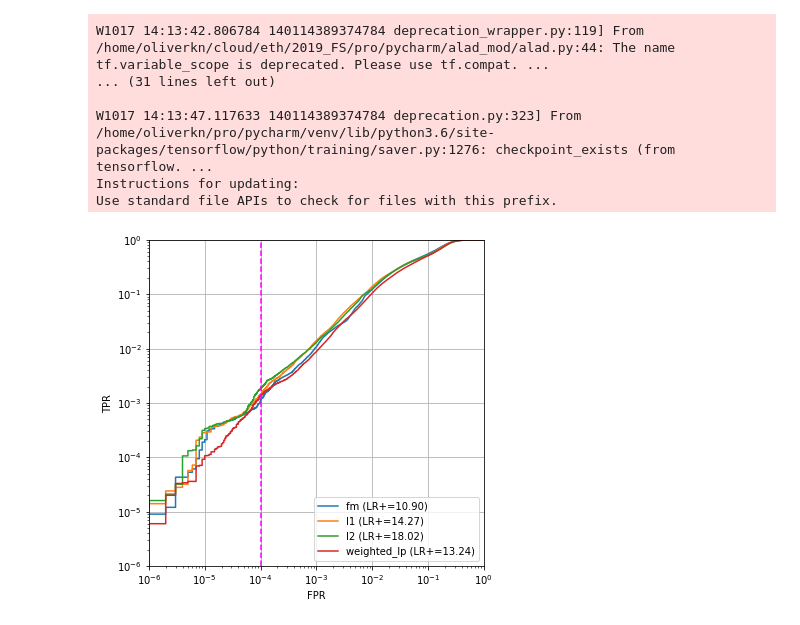
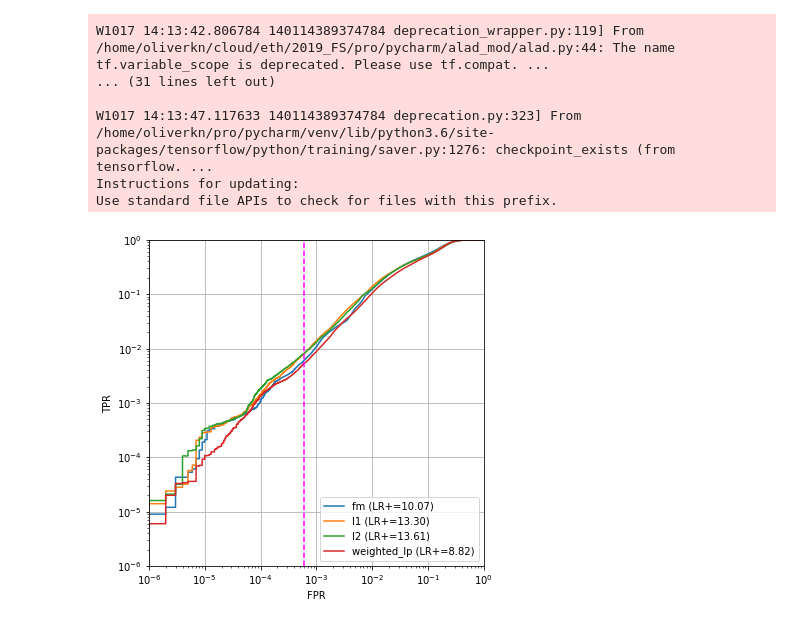
Before and after one commit to oliverkn/alad-for-lhc, a Jupyter notebook: evaluation/roc_plot.ipynb, the cells around one changed output. Saved outputs shown, nothing was run; the diff lists cells and outputs as text; code cells hidden in the pictures.

```diff
--- a/evaluation/roc_plot.ipynb
+++ b/evaluation/roc_plot.ipynb
@@ -57,33 +57,33 @@ file_ttbar = '/home/oliverkn/pro/9588/data.hdf5'
 x_mc = h5py.File(file_mc, "r")['data']
 x_ttbar = h5py.File(file_ttbar, "r")['data']
 # %%
-target_fpr = 100e-6
+target_fpr = 600e-6
 n_max = int(1e6)
 
 x_mc_transformed = preprocessor.transform(x_mc[:n_max])
 x_ttbar_transformed = preprocessor.transform(x_ttbar[:n_max])
 
 mc_scores = ad.compute_all_scores(x_mc_transformed)
 ttbar_scores = ad.compute_all_scores(x_ttbar_transformed)
 
 y = np.concatenate([np.zeros_like(mc_scores[0]), np.ones_like(ttbar_scores[0])])
 score_names = ['fm', 'l1', 'l2', 'weighted_lp']
 fig, ax = plt.subplots(1, figsize=(6,6))
 
 for j, name in enumerate(score_names):
     score = np.concatenate([mc_scores[j], ttbar_scores[j]])
     fpr, tpr, _ = roc_curve(y, score, pos_label=1)
     idx = np.argmax(fpr > target_fpr)
     lr_plus = tpr[idx] / fpr[idx]
     ax.loglog(fpr, tpr, label=name + ' (LR+=%.2f)' % lr_plus)
 
 ax.axvline(target_fpr, ls='--', color='magenta')
 ax.set_xlabel('FPR')
 ax.set_ylabel('TPR')
 ax.grid()
 ax.set(xlim=(1e-6, 1), ylim=(1e-6, 1))
 ax.legend()
 
 plt.show()
 # %% [output]
-[figure, old version]
+[figure, new version]
```
Also changed, not shown: 13 other files.
